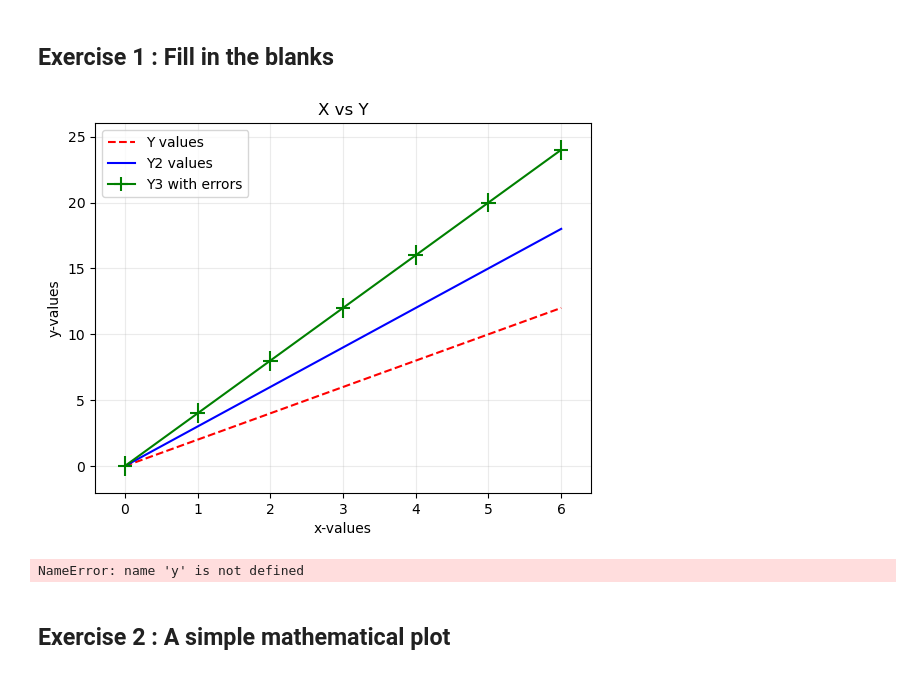
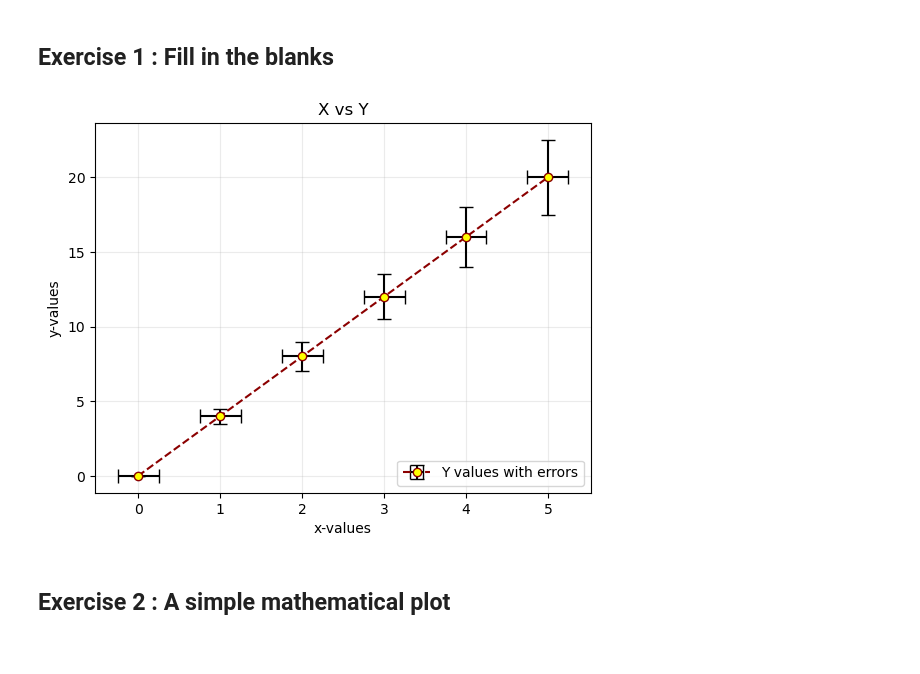
Before and after one commit to SPS-SP2273/learning-portfolio-BM14Pancake, a Jupyter notebook: plotting/plotting_(need).ipynb, the cells around one changed output. Cells and saved outputs as stored; diff of their text form; code cells hidden in the pictures.

Commit message:
Update plotting_(need).ipynb
Still incomplete

```diff
--- a/plotting/plotting_(need).ipynb
+++ b/plotting/plotting_(need).ipynb
@@ -56,51 +56,29 @@
 # Your code here
 # %% [markdown]
 ## Exercise 1 :  Fill in the blanks
-# %%
-from matplotlib import pyplot as plt
-import numpy as np
-
-x = [0, 1, 2, 3, 4, 5, 6]
-y_1 = [0, 2, 4, 6, 8, 10, 12]
-y_2 = [0, 3, 6, 9, 12, 15, 18]
-y_3 = [0, 4, 8, 12, 16, 20, 24]
-x_error, y_error = .1, 0.75
-
-# Let's start plotting
-plt.plot(x, y_1, color='red', linestyle='dashed', label='Y values')
-plt.plot(x, y_2, color='blue', label='Y2 values')
-plt.errorbar(x, y_3, xerr = x_error, yerr = y_error,
-             color = "green", label = "Y3 with errors")
-plt.xlabel('x-values')
-plt.ylabel('y-values')
-plt.title('X vs Y')
-plt.grid(alpha=.25)
-plt.legend(loc='upper left')
-plt.show()
-
-plt.plot(x, y, c='red', ls='dashed', lw=2)
-# %% [output]
-[figure, removed]
-NameError: name 'y' is not defined
 # %%
+from matplotlib import pyplot as plt
+import numpy as np
+
 x = [0, 1, 2, 3, 4, 5]
 y = [0, 4, 8, 12, 16, 20]
 y_err = [0.0, 0.5, 1.0, 1.5, 2.0, 2.5]
 x_err = .25
 
-plt.
 plt.errorbar(x, y, xerr=x_err, yerr=y_err,
-             color='black', linestyle=solid,
-             marker=o, markerfacecolor='yellow',
-             ecolor=____BLANK____,capsize=5,
+             color='darkred', linestyle='dashed',
+             marker='o', markerfacecolor='yellow',
+             ecolor='black',capsize=5,
              label='Y values with errors')
 plt.xlabel('x-values')
 plt.ylabel('y-values')
 plt.title('X vs Y')
 plt.grid(alpha=.25)
-plt.legend('bottom right')
+plt.legend(loc='lower right')
 #save_file_figure(plt, argv)
 plt.show(block=False)
+# %% [output]
+[figure, added]
 # %% [markdown]
 ## Exercise 2 :  A simple mathematical plot
 # %%
```
Also changed, not shown: parts of 1 cell of this notebook.
